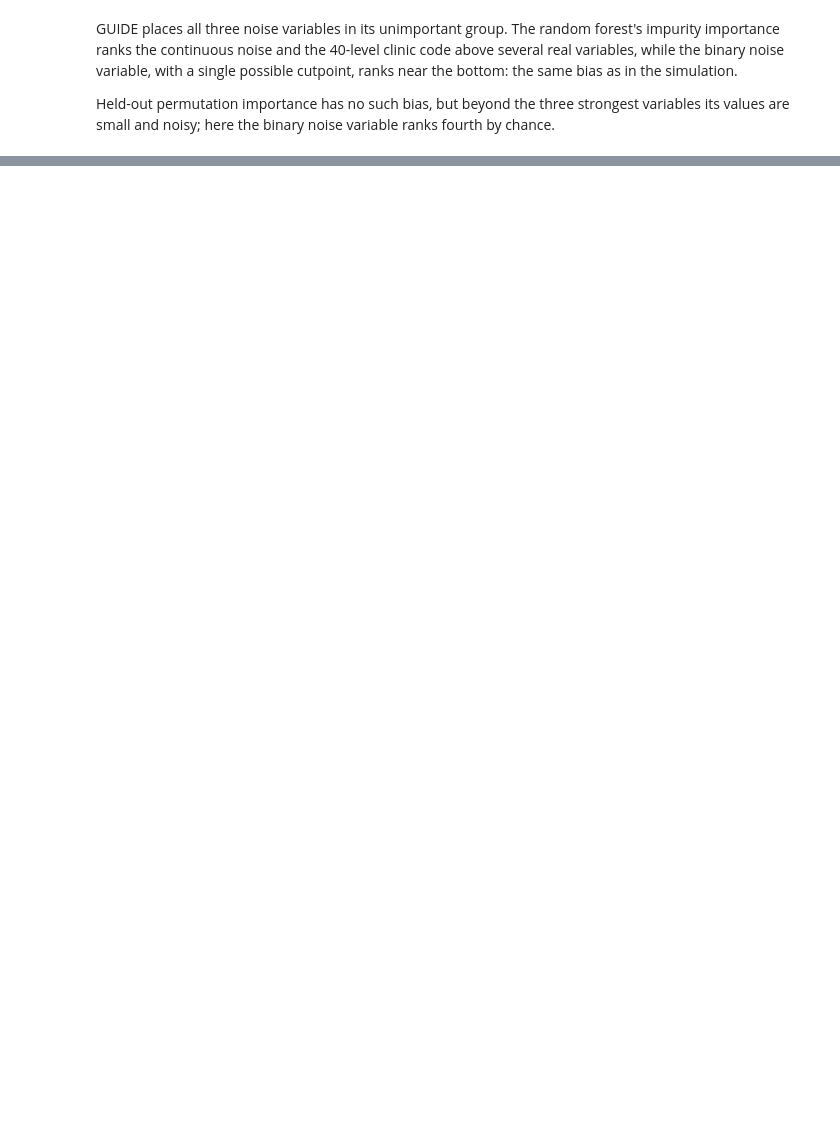
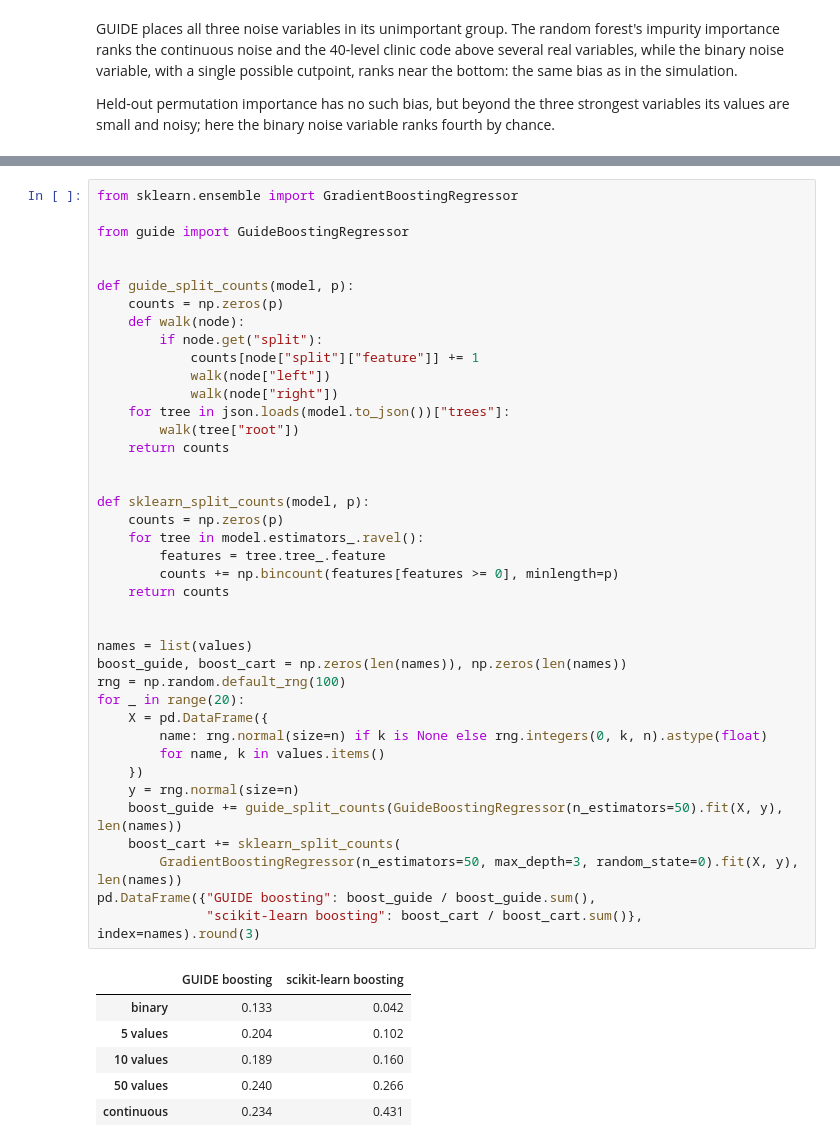
Before and after one commit to bgreenwell/guide-rs, a Jupyter notebook: python/examples/selection_bias.ipynb, the cells around one changed output, grey strips where cells are left out. Drawn from its saved outputs; the diff is of its cells as text; blank space fills up the shorter version.

Commit message:
docs(python): show boosting split selection in the selection-bias notebook

```diff
--- a/python/examples/selection_bias.ipynb
+++ b/python/examples/selection_bias.ipynb
@@ -115,0 +120,47 @@ Held-out permutation importance has no such bias, but beyond the three strongest
+# %%
+from sklearn.ensemble import GradientBoostingRegressor
+
+from guide import GuideBoostingRegressor
+
+
+def guide_split_counts(model, p):
+    counts = np.zeros(p)
+    def walk(node):
+        if node.get("split"):
+            counts[node["split"]["feature"]] += 1
+            walk(node["left"])
+            walk(node["right"])
+    for tree in json.loads(model.to_json())["trees"]:
+        walk(tree["root"])
+    return counts
+
+
+def sklearn_split_counts(model, p):
+    counts = np.zeros(p)
+    for tree in model.estimators_.ravel():
+        features = tree.tree_.feature
+        counts += np.bincount(features[features >= 0], minlength=p)
+    return counts
+
+
+names = list(values)
+boost_guide, boost_cart = np.zeros(len(names)), np.zeros(len(names))
+rng = np.random.default_rng(100)
+for _ in range(20):
+    X = pd.DataFrame({
+        name: rng.normal(size=n) if k is None else rng.integers(0, k, n).astype(float)
+        for name, k in values.items()
+    })
+    y = rng.normal(size=n)
+    boost_guide += guide_split_counts(GuideBoostingRegressor(n_estimators=50).fit(X, y), len(names))
+    boost_cart += sklearn_split_counts(
+        GradientBoostingRegressor(n_estimators=50, max_depth=3, random_state=0).fit(X, y), len(names))
+pd.DataFrame({"GUIDE boosting": boost_guide / boost_guide.sum(),
+              "scikit-learn boosting": boost_cart / boost_cart.sum()}, index=names).round(3)
+# %% [output]
+|  | GUIDE boosting | scikit-learn boosting |
+| binary | 0.133 | 0.042 |
+| 5 values | 0.204 | 0.102 |
+| 10 values | 0.189 | 0.160 |
+| 50 values | 0.240 | 0.266 |
+| continuous | 0.234 | 0.431 |
```
Also changed, not shown: parts of 2 cells of this notebook, 2 other files.
